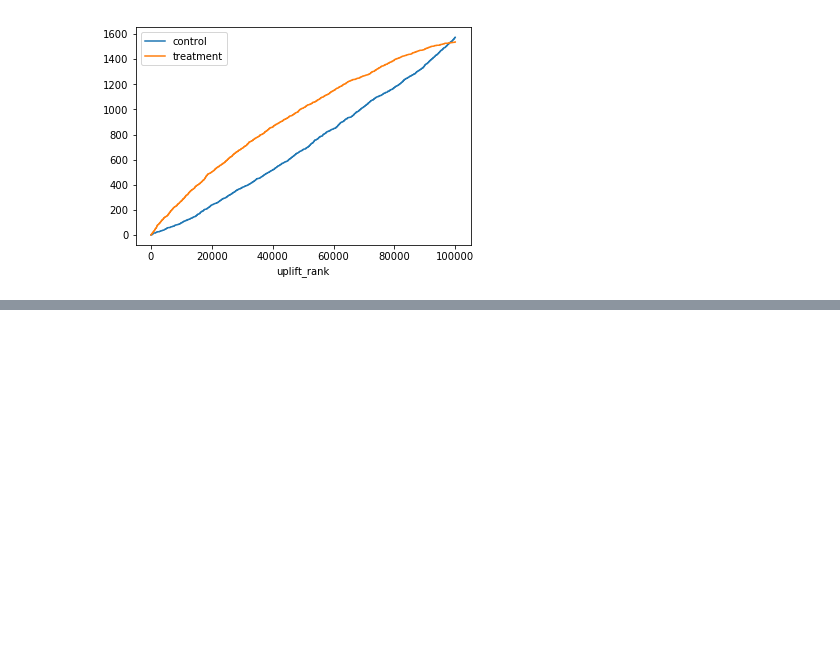
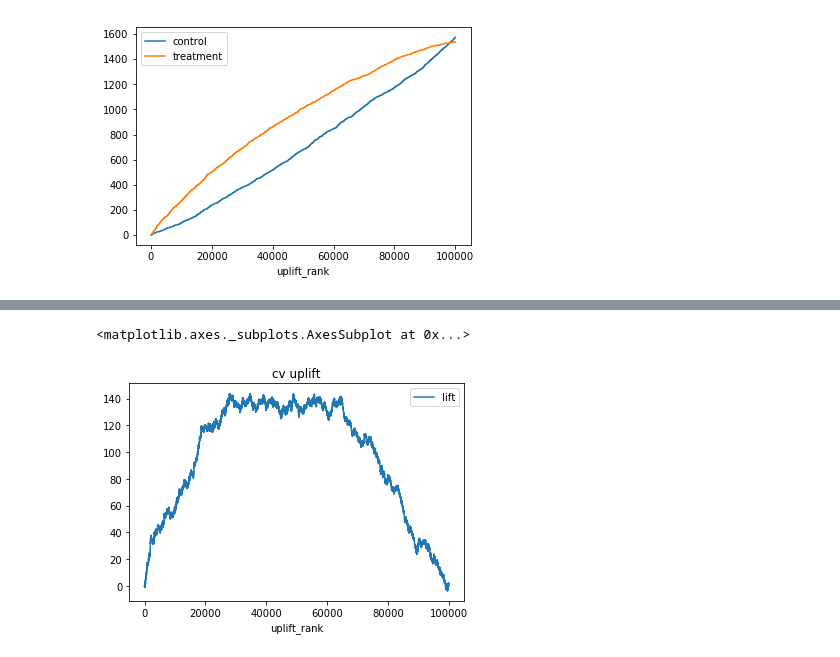
Before and after one commit to kimiyuki/book_shigotoml, a Jupyter notebook: uplift.ipynb, the cells around one changed output, grey strips where cells are left out. Drawn from its saved outputs; the diff is of its cells as text; code cells hidden in the pictures; blank space fills up the shorter version.

```diff
--- a/uplift.ipynb
+++ b/uplift.ipynb
@@ -167,0 +188,5 @@ a.plot(y=['control', 'treatment'])
+# %%
+dt_test.plot(y="lift", x="uplift_rank", title="cv uplift")
+# %% [output]
+<matplotlib.axes._subplots.AxesSubplot at 0x...>
+[figure, added]
```
Also changed, not shown: parts of 2 cells of this notebook, 2 other files.
